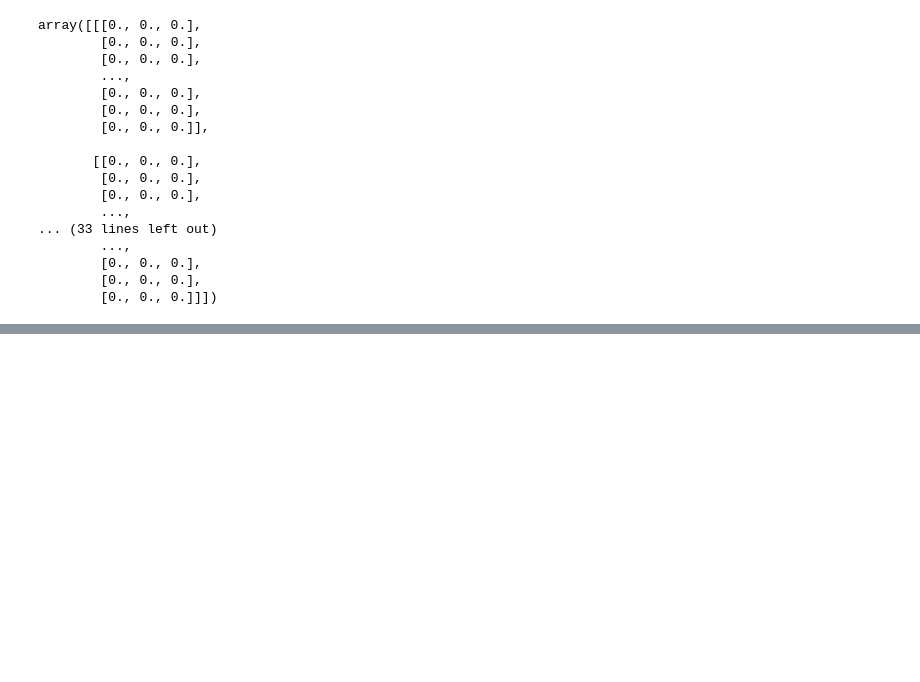
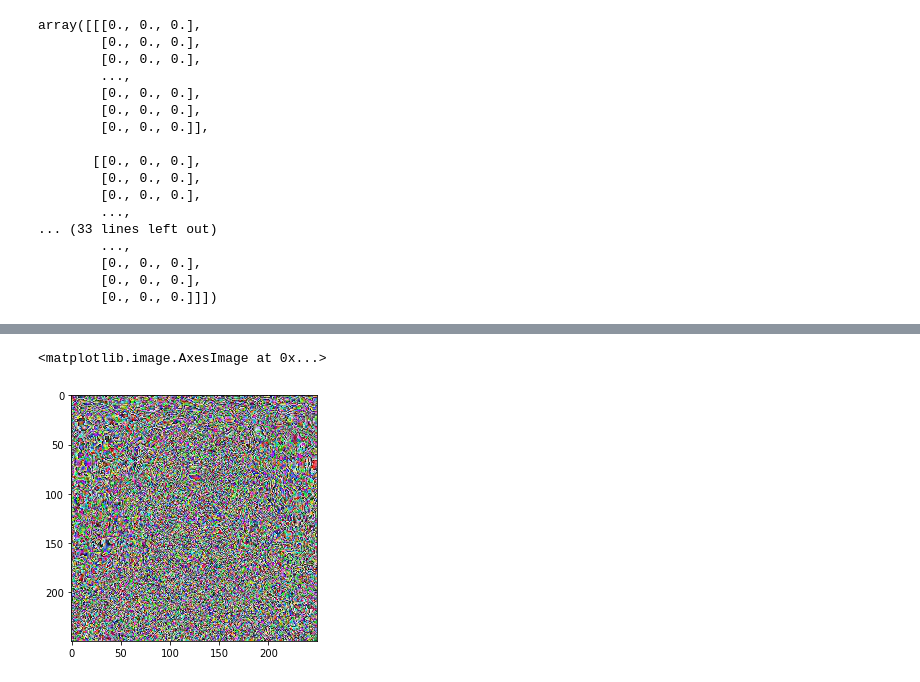
Before and after one commit to DerinOgrenme2021/BurakHuseyinYanik, a Jupyter notebook: HomeWork_AverageFace.ipynb, the cells around one changed output, grey strips where cells are left out. Cells and saved outputs as stored; diff of their text form; code cells hidden in the pictures; blank space fills up the shorter version.

```diff
--- a/HomeWork_AverageFace.ipynb
+++ b/HomeWork_AverageFace.ipynb
@@ -90,0 +96,5 @@ myNewImageToUint=skimage.io.imsave("MyNewImage.jpg",(myTensor).astype(np.uint8))
+# %%
+skimage.io.imshow("MyNewImage2.jpg")
+# %% [output]
+<matplotlib.image.AxesImage at 0x...>
+[figure, added]
```
Also changed, not shown: parts of 6 cells of this notebook.
